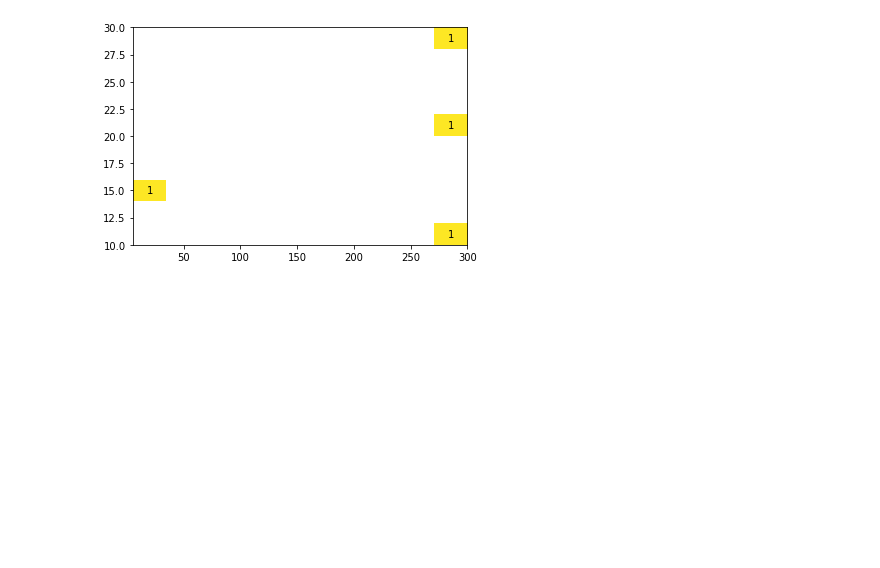
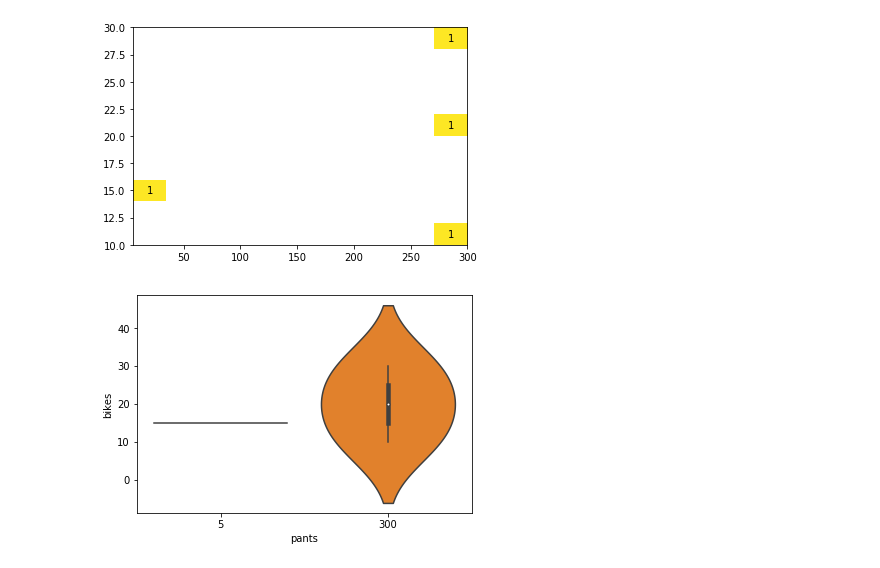
Before and after one commit to ezhilvendhan/tut-notebooks, a Jupyter notebook: *py/2. Matplotlib.ipynb, the cells around one changed output. Drawn from its saved outputs; the diff is of its cells as text; code cells hidden in the pictures; blank space fills up the shorter version.

```diff
--- a/*py/2. Matplotlib.ipynb
+++ b/*py/2. Matplotlib.ipynb
@@ -224,3 +224,7 @@ for i in range(counts.shape[0]):
 270.5 20.0
 270.5 28.0
 [figure]
+# %%
+sb.violinplot(data = df, x = 'pants', y = 'bikes');
+# %% [output]
+[figure, added]
```
Also changed, not shown: parts of 5 cells of this notebook, 3 other files.
